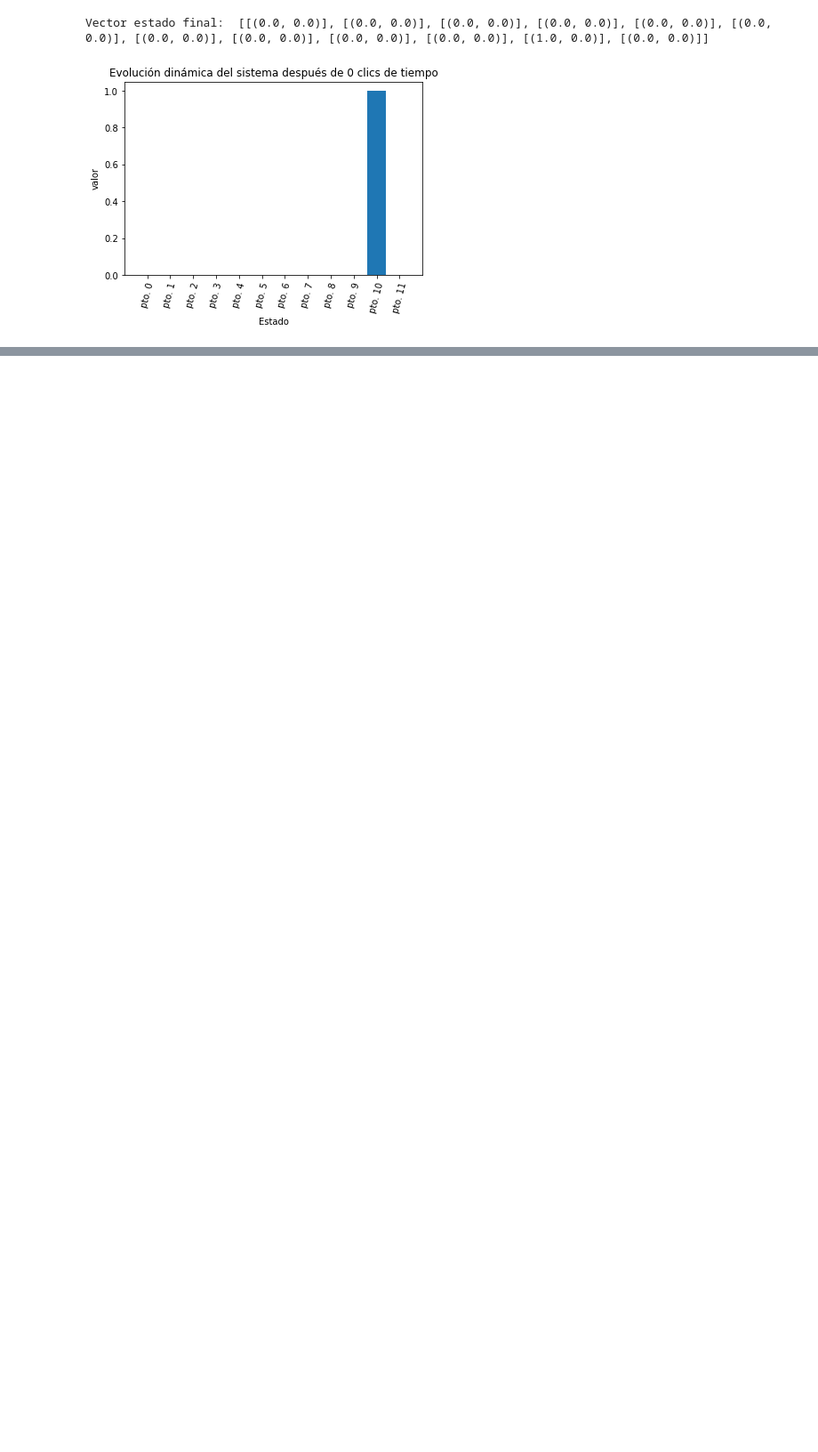
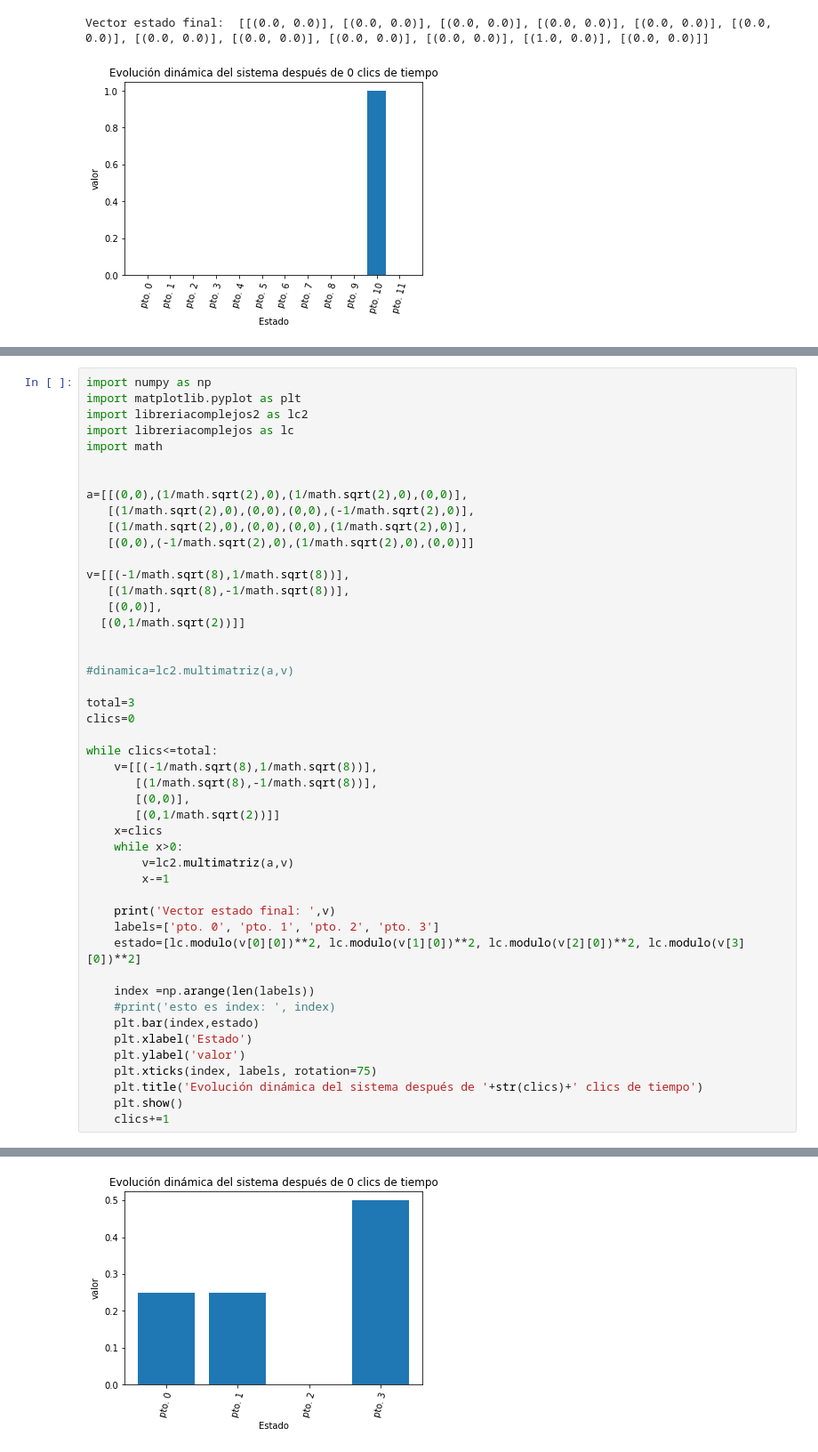
Before and after one commit to cristian-ruiz-s-ing/librer-acomplejos, a Jupyter notebook: Untitled.ipynb, the cells around one changed output, grey strips where cells are left out. Shown at 89% size. Cells and saved outputs as stored; diff of their text form; blank space fills up the shorter version.

```diff
--- a/Untitled.ipynb
+++ b/Untitled.ipynb
@@ -164,0 +189,48 @@ Vector estado final:  [[(0.0, 0.0)], [(0.0, 0.0)], [(0.0, 0.0)], [(0.0, 0.0)], [
+# %%
+import numpy as np
+import matplotlib.pyplot as plt
+import libreriacomplejos2 as lc2
+import libreriacomplejos as lc
+import math
+
+
+a=[[(0,0),(1/math.sqrt(2),0),(1/math.sqrt(2),0),(0,0)],
+   [(1/math.sqrt(2),0),(0,0),(0,0),(-1/math.sqrt(2),0)],
+   [(1/math.sqrt(2),0),(0,0),(0,0),(1/math.sqrt(2),0)],
+   [(0,0),(-1/math.sqrt(2),0),(1/math.sqrt(2),0),(0,0)]]
+
+v=[[(-1/math.sqrt(8),1/math.sqrt(8))],
+   [(1/math.sqrt(8),-1/math.sqrt(8))],
+   [(0,0)],
+  [(0,1/math.sqrt(2))]]
+
+
+#dinamica=lc2.multimatriz(a,v)
+
+total=3
+clics=0
+
+while clics<=total:
+    v=[[(-1/math.sqrt(8),1/math.sqrt(8))],
+       [(1/math.sqrt(8),-1/math.sqrt(8))],
+       [(0,0)],
+       [(0,1/math.sqrt(2))]]
+    x=clics
+    while x>0:
+        v=lc2.multimatriz(a,v)
+        x-=1
+
+    print('Vector estado final: ',v)
+    labels=['pto. 0', 'pto. 1', 'pto. 2', 'pto. 3']
+    estado=[lc.modulo(v[0][0])**2, lc.modulo(v[1][0])**2, lc.modulo(v[2][0])**2, lc.modulo(v[3][0])**2]
+
+    index =np.arange(len(labels))
+    #print('esto es index: ', index)
+    plt.bar(index,estado)
+    plt.xlabel('Estado')
+    plt.ylabel('valor')
+    plt.xticks(index, labels, rotation=75)
+    plt.title('Evolución dinámica del sistema después de '+str(clics)+' clics de tiempo')
+    plt.show()
+    clics+=1
+# %% [output]
@@ -164,0 +238 @@ Vector estado final:  [[(0.0, 0.0)], [(0.0, 0.0)], [(0.0, 0.0)], [(0.0, 0.0)], [
+[figure, added]
```
Also changed, not shown: parts of 14 cells of this notebook, 4 other files.
